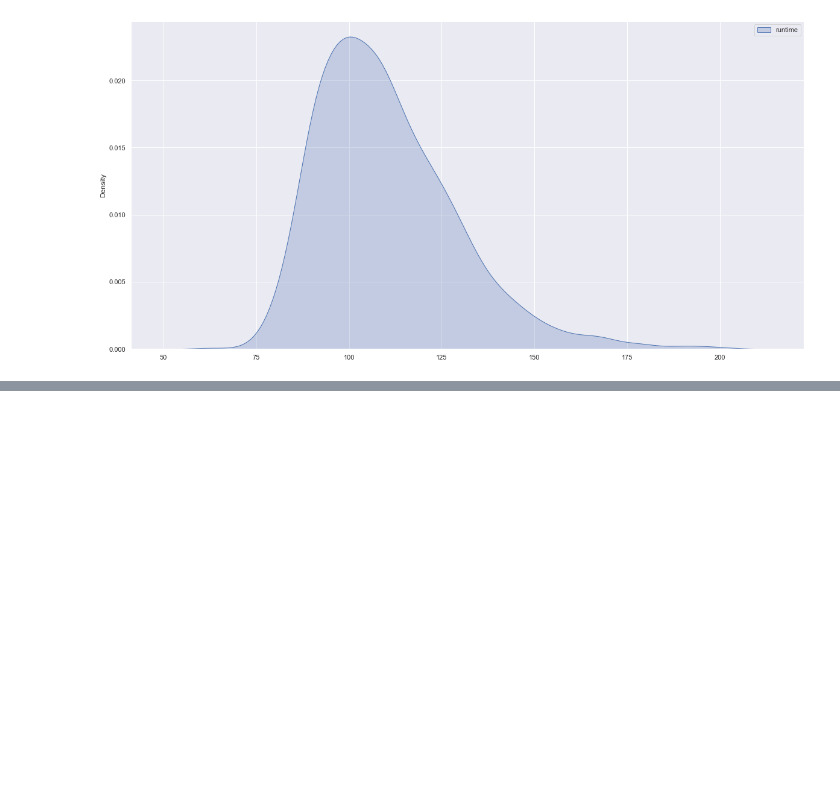
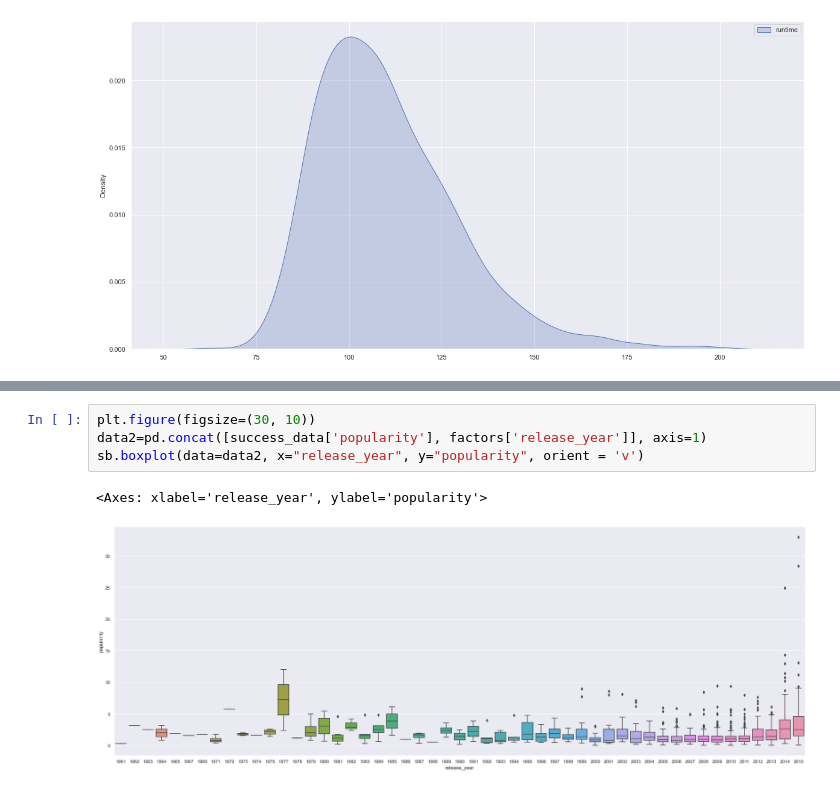
Before and after one commit to liekzhe/SC1015mini_project, a Jupyter notebook: EDA.ipynb, the cells around one changed output, grey strips where cells are left out. Saved outputs shown, nothing was run; the diff lists cells and outputs as text; blank space fills up the shorter version.

```diff
--- a/EDA.ipynb
+++ b/EDA.ipynb
@@ -422,0 +436,7 @@ sb.kdeplot(data=runtime, shade=True)
+# %%
+plt.figure(figsize=(30, 10))
+data2=pd.concat([success_data['popularity'], factors['release_year']], axis=1)
+sb.boxplot(data=data2, x="release_year", y="popularity", orient = 'v')
+# %% [output]
+<Axes: xlabel='release_year', ylabel='popularity'>
+[figure, added]
```
Also changed, not shown: parts of 13 cells of this notebook, 3 other files.
